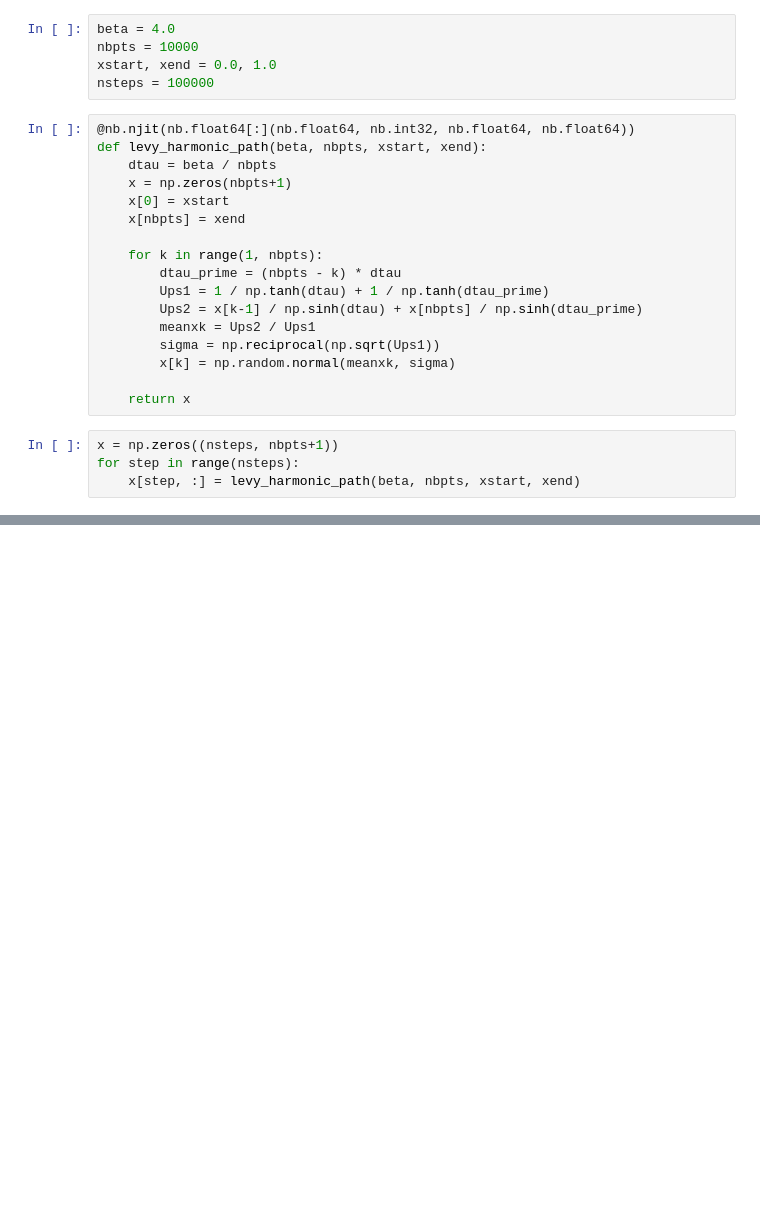
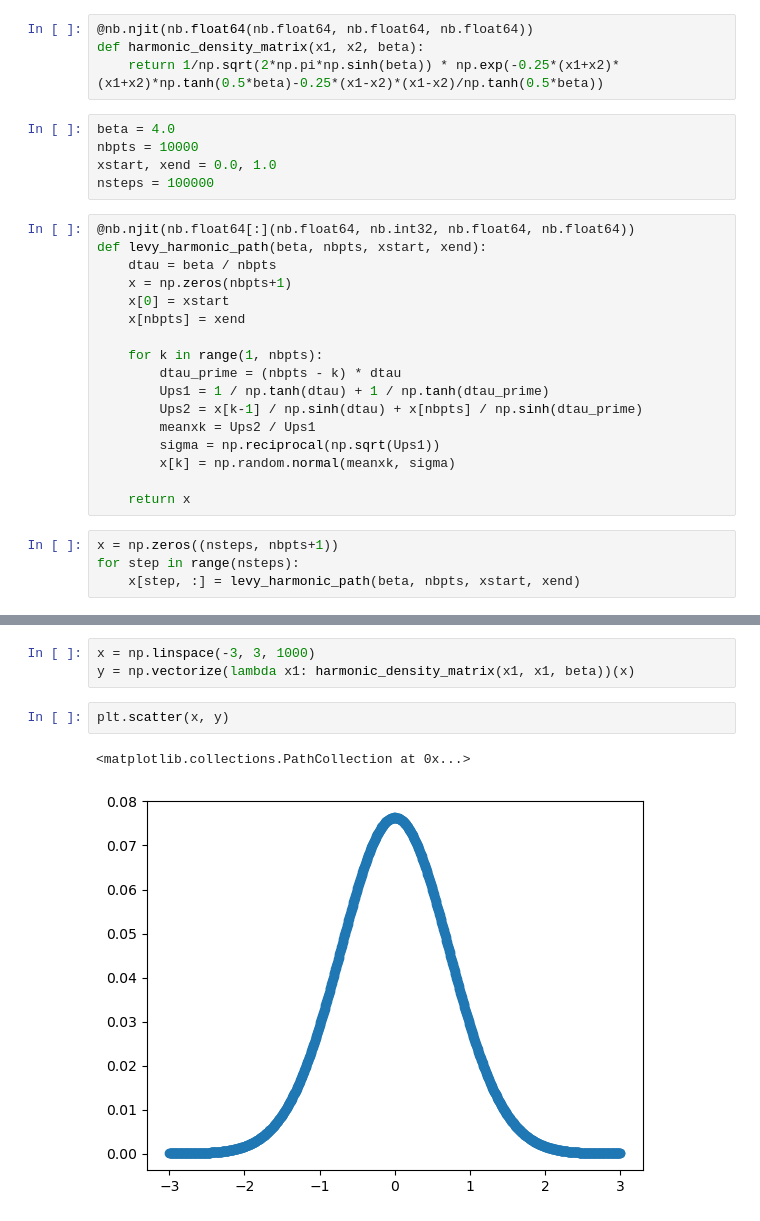
Before and after one commit to stephenhky/IPythonNotebooks, a Jupyter notebook: PathIntegrals/levy_harmonic_path.ipynb, the cells around one changed output, grey strips where cells are left out. Saved outputs shown, nothing was run; the diff lists cells and outputs as text; blank space fills up the shorter version.

Commit message:
harmonic levy path

```diff
--- a/PathIntegrals/levy_harmonic_path.ipynb
+++ b/PathIntegrals/levy_harmonic_path.ipynb
@@ -2,6 +2,10 @@
 import numpy as np
 import numba as nb
 from matplotlib import pyplot as plt
+# %%
+@nb.njit(nb.float64(nb.float64, nb.float64, nb.float64))
+def harmonic_density_matrix(x1, x2, beta):
+    return 1/np.sqrt(2*np.pi*np.sinh(beta)) * np.exp(-0.25*(x1+x2)*(x1+x2)*np.tanh(0.5*beta)-0.25*(x1-x2)*(x1-x2)/np.tanh(0.5*beta))
 # %%
 beta = 4.0
 nbpts = 10000
@@ -32,0 +45,8 @@ plt.hist(x[:, nbpts // 2])
+# %%
+x = np.linspace(-3, 3, 1000)
+y = np.vectorize(lambda x1: harmonic_density_matrix(x1, x1, beta))(x)
+# %%
+plt.scatter(x, y)
+# %% [output]
+<matplotlib.collections.PathCollection at 0x...>
+[figure, added]
```
Also changed, not shown: parts of 1 cell of this notebook.
